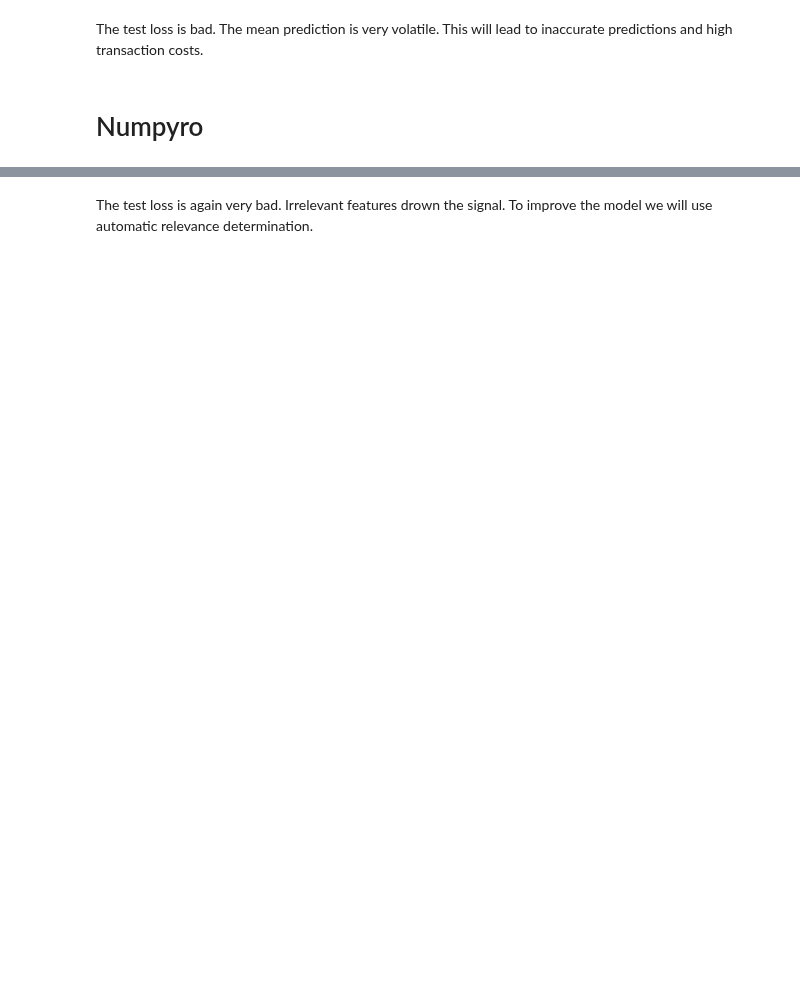
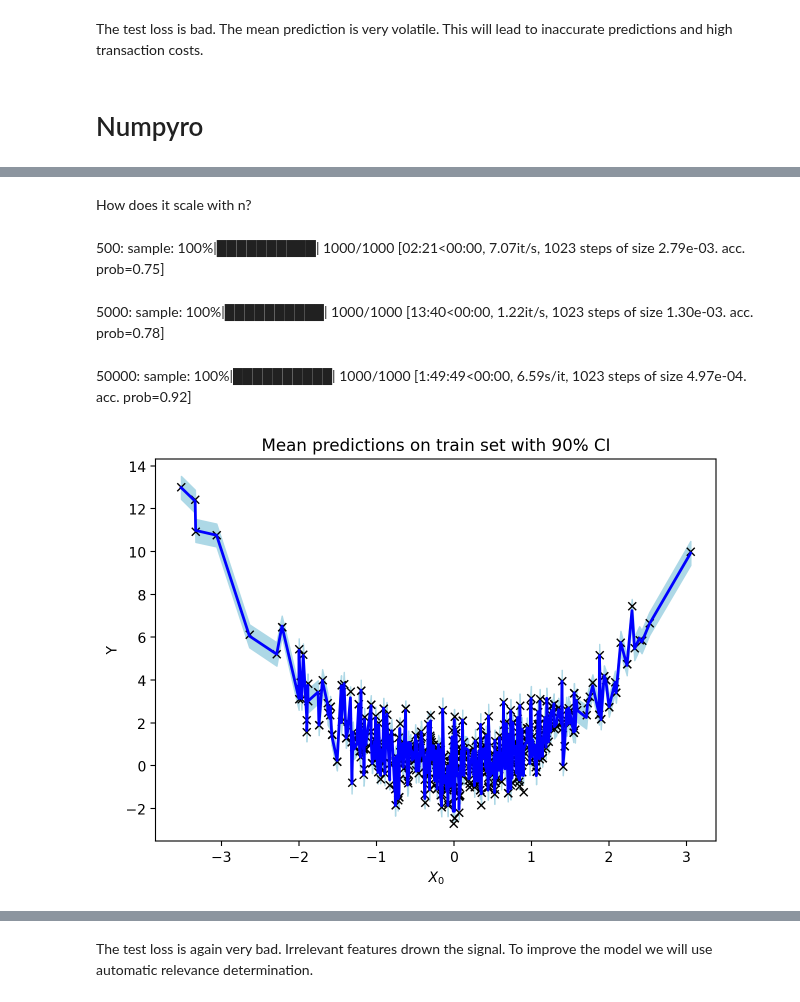
Before and after one commit to jpwoeltjen/researchBlog, a Jupyter notebook: _notebooks/2020-11-09-bayesian_regularization.ipynb, the cells around one changed output, grey strips where cells are left out. Saved outputs shown, nothing was run; the diff lists cells and outputs as text; code cells hidden in the pictures; blank space fills up the shorter version.

```diff
--- a/_notebooks/2020-11-09-bayesian_regularization.ipynb
+++ b/_notebooks/2020-11-09-bayesian_regularization.ipynb
@@ -328,3 +329,33 @@ MCMC elapsed time: 1219.2692551612854
+# %% [markdown]
+How does it scale with n?
+# %% [markdown]
+500: sample: 100%|██████████| 1000/1000 [02:21<00:00,  7.07it/s, 1023 steps of size 2.79e-03. acc. prob=0.75]
+# %% [markdown]
+5000: sample: 100%|██████████| 1000/1000 [13:40<00:00,  1.22it/s, 1023 steps of size 1.30e-03. acc. prob=0.78]
+# %% [markdown]
+50000: sample: 100%|██████████| 1000/1000 [1:49:49<00:00,  6.59s/it, 1023 steps of size 4.97e-04. acc. prob=0.92]
+# %%
+# predict Y (test) at inputs X
+vmap_args = (samples, random.split(rng_key_predict, args.num_samples * args.num_chains))
+predictions = vmap(lambda samples, rng_key: predict(model, rng_key, samples, X_train, D_H))(*vmap_args)
+predictions = predictions[..., 0]
+
+# compute mean prediction and confidence interval around median
+mean_prediction = jnp.mean(predictions, axis=0)
+percentiles = np.percentile(predictions, [5.0, 95.0], axis=0)
+
+fig, ax = plt.subplots(1, 1)
+# plot training data
+ax.plot(X_train[:, 0], Y_train[:, 0], 'kx')
+# plot 90% credible interval of predictions
+ax.fill_between(X_train[:,0], percentiles[0, :], percentiles[1, :], color='lightblue')
+# plot mean prediction
+ax.plot(X_train[:,0], mean_prediction, 'blue', ls='solid', lw=2.0)
+ax.set(xlabel="$X_0$", ylabel="Y", title="Mean predictions on train set with 90% CI")
+plt.tight_layout()
+plt.show()
+# %% [output]
+[figure, added]
 # %%
 # predict Y (test) at inputs X
 vmap_args = (samples, random.split(rng_key_predict, args.num_samples * args.num_chains))
```
Also changed, not shown: parts of 25 cells of this notebook, 1 other file.
